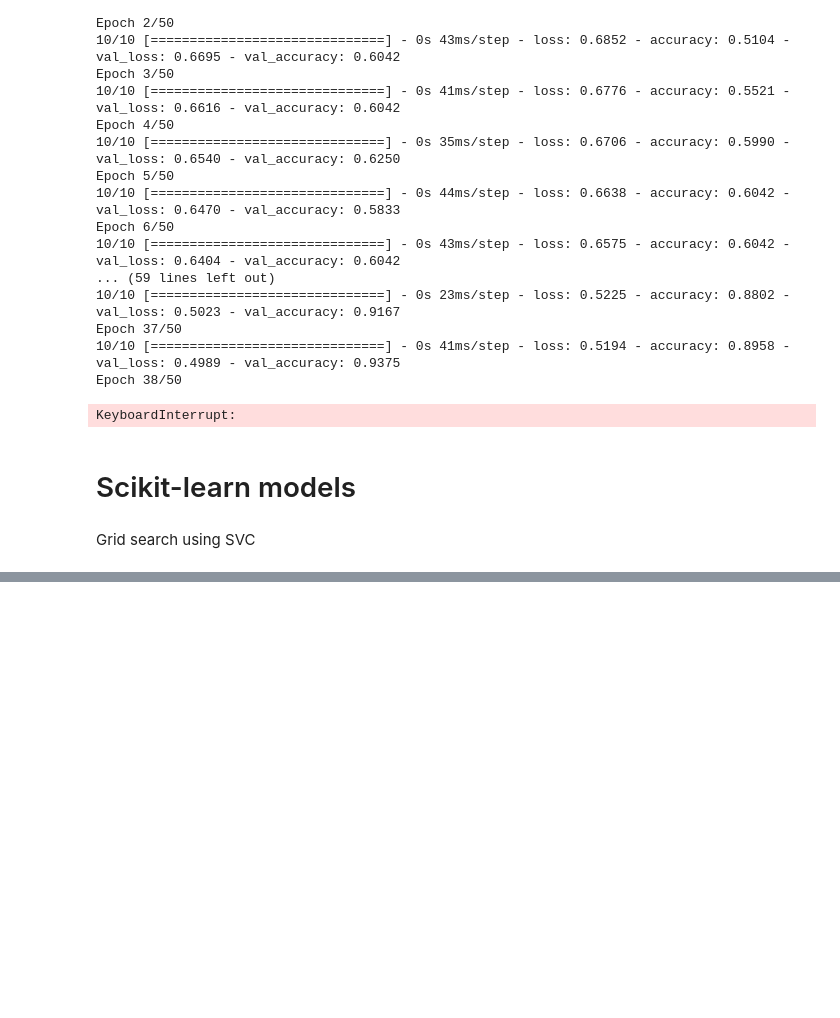
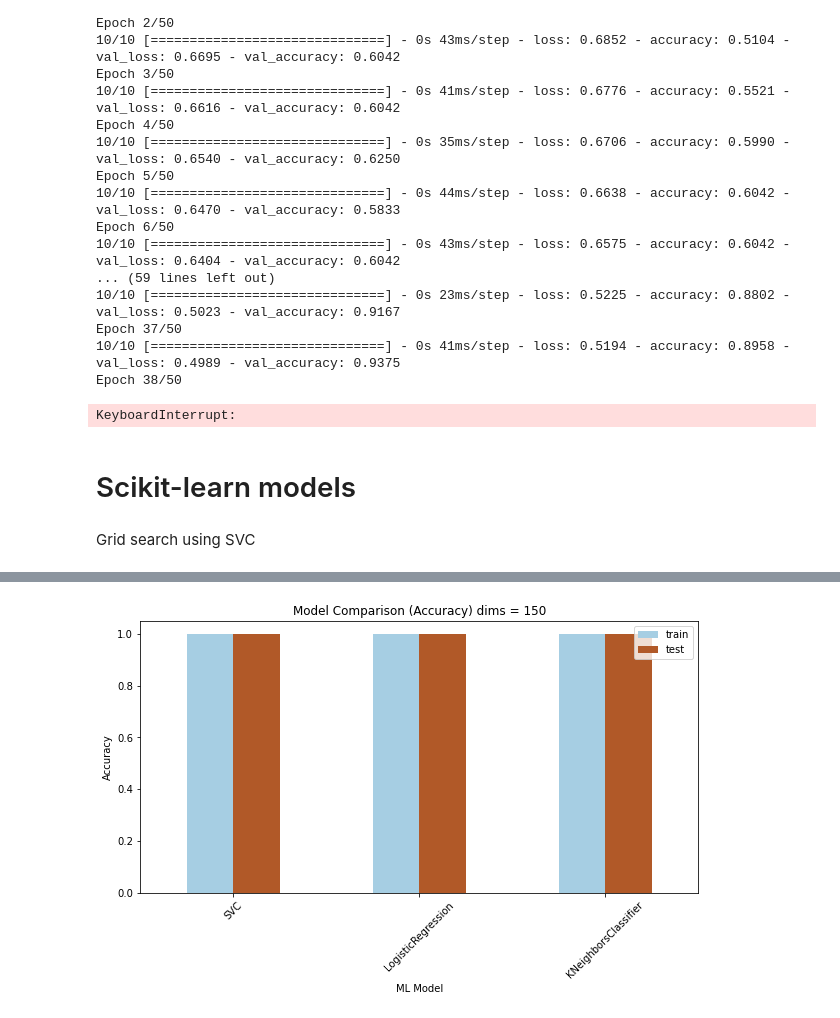
Before and after one commit to arjunpanicker/NIT-Research, a Jupyter notebook: app/main.ipynb, the cells around one changed output, grey strips where cells are left out. Drawn from its saved outputs; the diff is of its cells as text; code cells hidden in the pictures; blank space fills up the shorter version.

Commit message:
Created bara chart for accuracy comparison

```diff
--- a/app/main.ipynb
+++ b/app/main.ipynb
@@ -140,4 +140,4 @@ KeyboardInterrupt:
 # %% [markdown]
 Grid search using SVC
 # %%
-X_train, X_test, y_train, y_test = ut.data_split(home_data_ovr)
+X_train, X_test, y_train, y_test = ut.data_split(home_data_ovr, test_size=0.3)
@@ -148,4 +143,0 @@ svc_model = SVC(probability=True, random_state=40)
-# %%
-clf = GridSearchCV(estimator=svc_model, param_grid=parameters)
-clf.fit(X_train, y_train)
-pickle.dump(clf, open('../' + CONFIG.OUTPUT_DIRECTORY_NAME + CONFIG.SVM_MODEL_SAVEFILE, 'wb'))
@@ -188,0 +150,2 @@ Model: LogisticRegression, Accuracy: 1.0
+# %%
+results  = ml.test(classifiers, X_test, y_test)
@@ -188,0 +167,15 @@ Model: LogisticRegression, Accuracy: 1.0
+# %%
+accuracy_scores = {}
+for clf_name in classifiers.keys():
+    accuracy_scores[clf_name] = np.asarray([classifiers[clf_name]['train_accuracy'], \
+        results[clf_name]['test_accuracy']])
+
+accuracy_score_df = pd.DataFrame.from_dict(data=accuracy_scores, orient='index', columns=['train', 'test'])
+ax = accuracy_score_df.plot(kind='bar', colormap='Paired', figsize=(10, 5))
+plt.xticks(rotation=45)
+plt.title(f"Model Comparison (Accuracy) dims = {CONFIG.FT_DIMS}")
+plt.xlabel("ML Model")
+plt.ylabel("Accuracy")
+plt.show()
+# %% [output]
+[figure, added]
```
Also changed, not shown: parts of 13 cells of this notebook, 4 other files.
